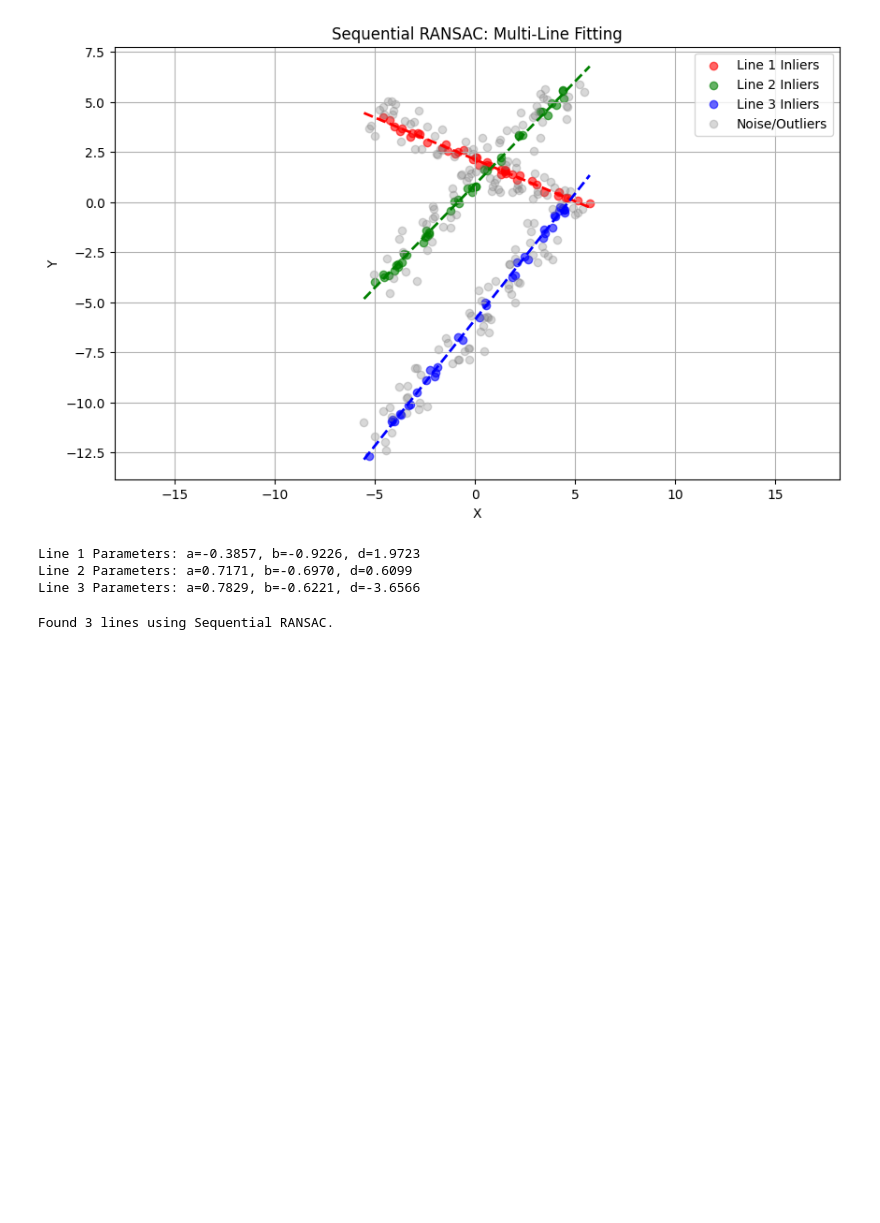
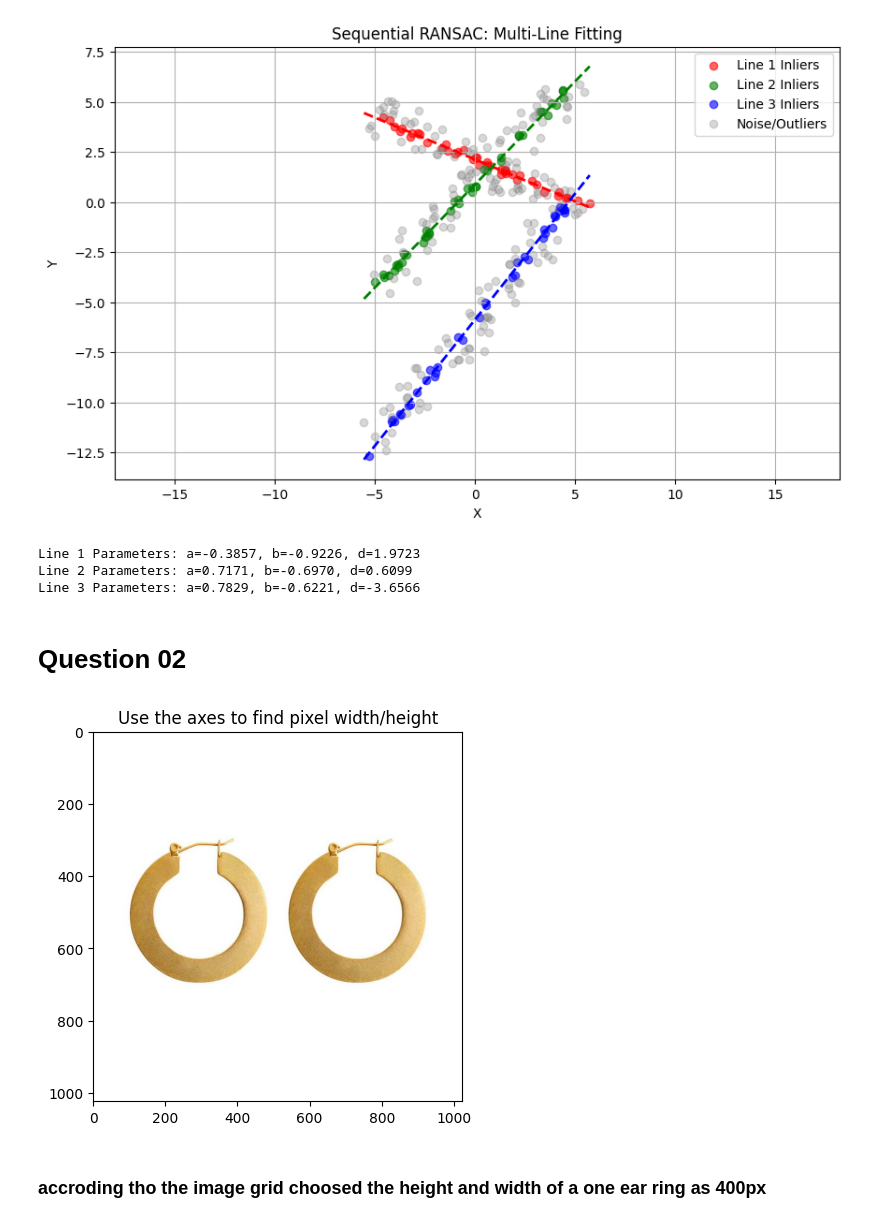
Before and after one commit to buwanekamara/IN4640_Assignment_2, a Jupyter notebook: in4650.ipynb, the cells around one changed output. Drawn from its saved outputs; the diff is of its cells as text; code cells hidden in the pictures; blank space fills up the shorter version.

```diff
--- a/in4650.ipynb
+++ b/in4650.ipynb
@@ -156,47 +150,17 @@ for i, p in enumerate(line_params):
 Line 1 Parameters: a=-0.3857, b=-0.9226, d=1.9723
 Line 2 Parameters: a=0.7171, b=-0.6970, d=0.6099
 Line 3 Parameters: a=0.7829, b=-0.6221, d=-3.6566
-# %%
-def get_line_from_points(p1, p2):
-    # ax + by + d = 0
-    a = p1[1] - p2[1]
-    b = p2[0] - p1[0]
-    d = - (a * p1[0] + b * p1[1])
-    norm = np.sqrt(a**2 + b**2)
-    return a/norm, b/norm, d/norm
-
-def ransac_line(points, threshold=0.1, iterations=1000):
-    best_inliers = []
-    best_model = None
-
-    for _ in range(iterations):
-        # Randomly sample 2 points
-        idx = np.random.choice(len(points), 2, replace=False)
-        p1, p2 = points[idx]
-
-        # Fit model
-        a, b, d = get_line_from_points(p1, p2)
-
-        # Calculate distances for all points: |ax + by + d| / sqrt(a^2 + b^2)
-        distances = np.abs(a * points[:, 0] + b * points[:, 1] + d)
-        inliers = np.where(distances < threshold)[0]
-
-        if len(inliers) > len(best_inliers):
-            best_inliers = inliers
-            best_model = (a, b, d)
-
-    return best_model, best_inliers
-
-# Sequential Execution
-remaining_points = points_all.copy()
-lines = []
-
-for i in range(3):
-    model, inlier_indices = ransac_line(remaining_points)
-    lines.append(model)
-    # Mask (remove) inliers for the next iteration
-    remaining_points = np.delete(remaining_points, inlier_indices, axis=0)
-
-print("Found 3 lines using Sequential RANSAC.")
-# %% [output]
-Found 3 lines using Sequential RANSAC.
+# %% [markdown]
+# **Question 02**
+# %%
+import matplotlib.pyplot as plt
+import matplotlib.image as mpimg
+
+img = mpimg.imread('earrings.jpg')
+plt.imshow(img)
+plt.title("Use the axes to find pixel width/height")
+plt.show()
+# %% [output]
+[figure, added]
+# %% [markdown]
+### accroding tho the image grid choosed the height and width of a one ear ring as 400px
```
Also changed, not shown: parts of 13 cells of this notebook.
